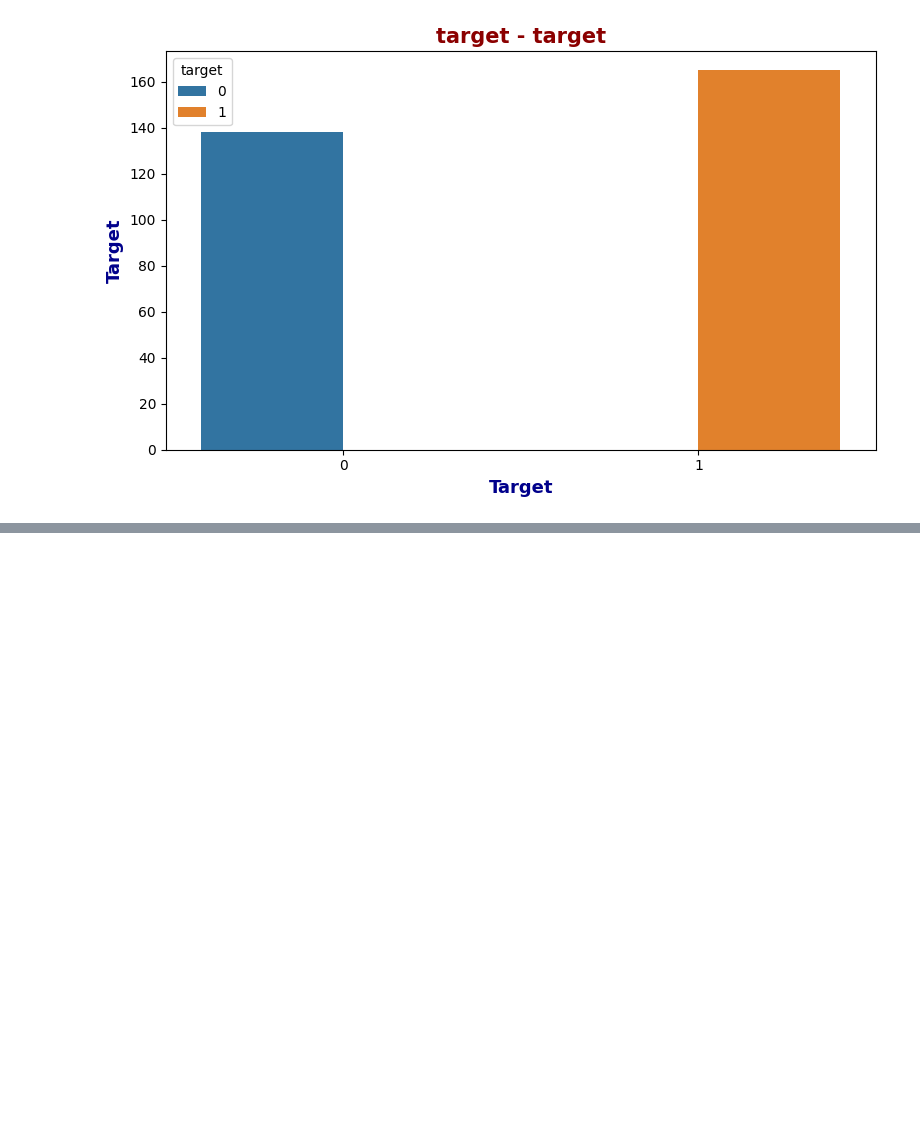
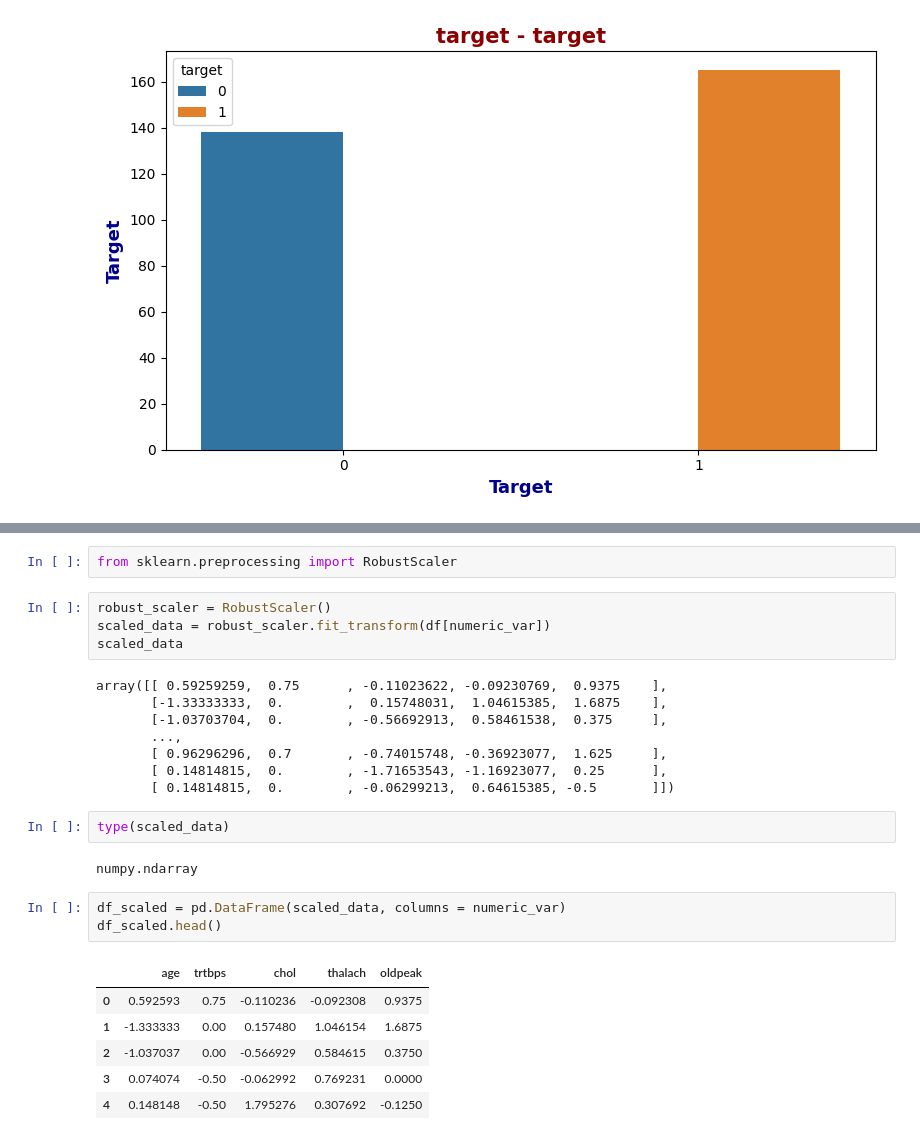
Before and after one commit to hmk07/AIML-project, a Jupyter notebook: ai-ml-project-sem-v.ipynb, the cells around one changed output, grey strips where cells are left out. Cells and saved outputs as stored; diff of their text form; blank space fills up the shorter version.

```diff
--- a/ai-ml-project-sem-v.ipynb
+++ b/ai-ml-project-sem-v.ipynb
@@ -515,0 +563,28 @@ for i, z in list(zip(categoric_var, categoric_axis_name)):
+# %%
+from sklearn.preprocessing import RobustScaler
+# %%
+robust_scaler = RobustScaler()
+scaled_data = robust_scaler.fit_transform(df[numeric_var])
+scaled_data
+# %% [output]
+array([[ 0.59259259,  0.75      , -0.11023622, -0.09230769,  0.9375    ],
+       [-1.33333333,  0.        ,  0.15748031,  1.04615385,  1.6875    ],
+       [-1.03703704,  0.        , -0.56692913,  0.58461538,  0.375     ],
+       ...,
+       [ 0.96296296,  0.7       , -0.74015748, -0.36923077,  1.625     ],
+       [ 0.14814815,  0.        , -1.71653543, -1.16923077,  0.25      ],
+       [ 0.14814815,  0.        , -0.06299213,  0.64615385, -0.5       ]])
+# %%
+type(scaled_data)
+# %% [output]
+numpy.ndarray
+# %%
+df_scaled = pd.DataFrame(scaled_data, columns = numeric_var)
+df_scaled.head()
+# %% [output]
+|  | age | trtbps | chol | thalach | oldpeak |
+| 0 | 0.592593 | 0.75 | -0.110236 | -0.092308 | 0.9375 |
+| 1 | -1.333333 | 0.00 | 0.157480 | 1.046154 | 1.6875 |
+| 2 | -1.037037 | 0.00 | -0.566929 | 0.584615 | 0.3750 |
+| 3 | 0.074074 | -0.50 | -0.062992 | 0.769231 | 0.0000 |
+| 4 | 0.148148 | -0.50 | 1.795276 | 0.307692 | -0.1250 |
```
Also changed, not shown: parts of 6 cells of this notebook.
